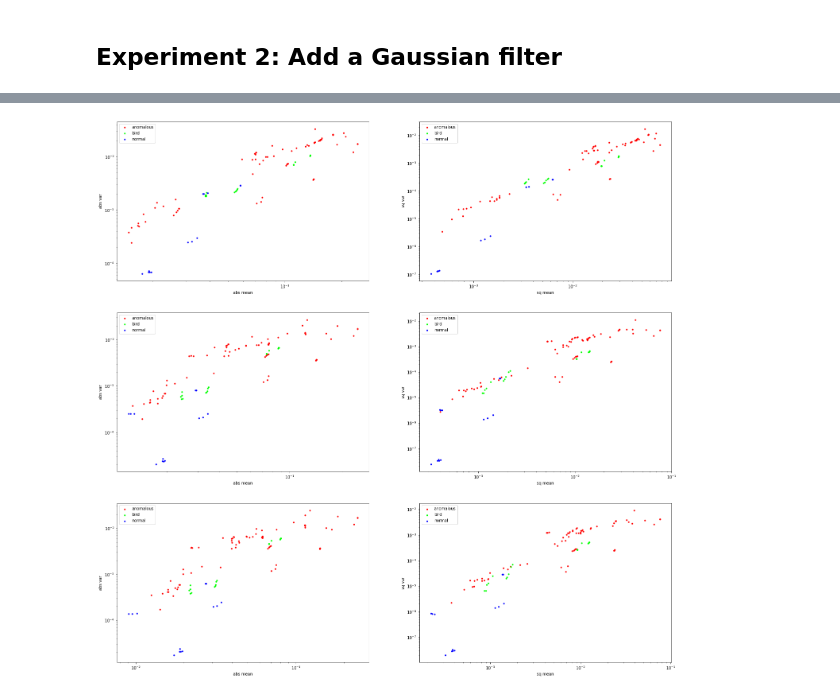
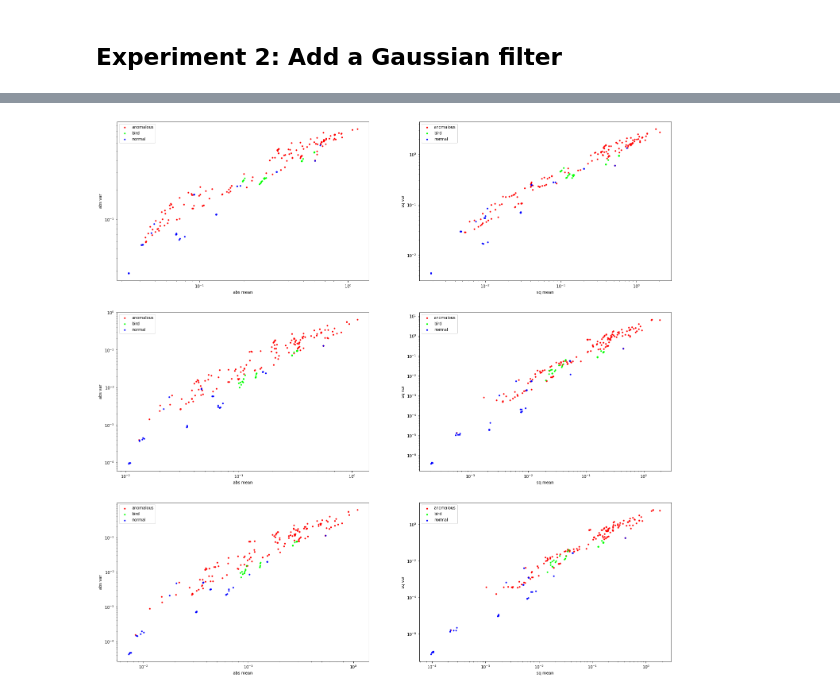
Before and after one commit to kleincode/camera-trap-anomaly-detection, a Jupyter notebook: approach1a_basic_frame_differencing.ipynb, the cells around one changed output, grey strips where cells are left out. Saved outputs shown, nothing was run; the diff lists cells and outputs as text; code cells hidden in the pictures.

```diff
--- a/approach1a_basic_frame_differencing.ipynb
+++ b/approach1a_basic_frame_differencing.ipynb
@@ -84,10 +96,10 @@ def generate_test_scores(classifier):
     normal_scores = []
     anomalous_scores = []
     bird_scores = []
-    normal_i = [3, 4, 5, 48, 49, 50, 51, 52, 53, 54, 55, 78, 79, 80]
-    bird_i = list(range(86, 106))
+    normal_i = [3, 4, 5, 48, 49, 50, 51, 52, 53, 54, 55, 78, 79, 80, 106, 107, 108, 109, 110, 113, 115, 132, 145, 147, 148, 149, 150, 193, 194, 195, 196, 197, 198, 199, 200]
+    bird_i = list(range(86, 106)) + list(range(151, 156))
 
-    for i in tqdm(range(1, 106)):
+    for i in tqdm(range(1, 201)):
         filename = f"Beaver_01_{i:05d}.jpg"
         img = session.get_motion_image_from_filename(filename)
         score = classifier.evaluate(img)
@@ -105,16 +135,16 @@ normal_scores, anomalous_scores, bird_scores = generate_test_scores(classifier)
 # %%
-def plot(i1, i2, normal_scores, anomalous_scores, bird_scores):
+def plot(i1, i2, normal_scores, anomalous_scores, bird_scores, scale="log"):
     titles = ["abs mean", "abs var", "sq mean", "sq var"]
     plt.scatter([ar[i1] for ar in anomalous_scores], [ar[i2] for ar in anomalous_scores], color="red", label="anomalous", marker=".")
     plt.scatter([ar[i1] for ar in bird_scores], [ar[i2] for ar in bird_scores], color="lime", label="bird", marker=".")
     plt.scatter([ar[i1] for ar in normal_scores], [ar[i2] for ar in normal_scores], color="blue", label="normal", marker=".")
     plt.xlabel(titles[i1])
     plt.ylabel(titles[i2])
-    plt.xscale("log")
-    plt.yscale("log")
+    plt.xscale(scale)
+    plt.yscale(scale)
     plt.legend()
 
-plt.figure(figsize=(12, 6))
+plt.figure(figsize=(15, 8))
 plt.subplot(1, 2, 1)
 plot(0, 1, normal_scores, anomalous_scores, bird_scores)
 plt.subplot(1, 2, 2)
@@ -137,6 +167,8 @@ class GaussianFrameDiffClassifier(AbstractImageClassifier):
         comp_img = before_img if rel <= 0.5 else after_img
         motion_arr = motion_img.read(scale=SCALE, gray=True)
         comp_arr = comp_img.read(scale=SCALE, gray=True)
+
+        comp_arr, motion_arr = normalize_img(comp_arr), normalize_img(motion_arr)
 
         motion_arrg = ndimage.gaussian_filter(motion_arr, sigma=self.sigma)
         comp_arrg = ndimage.gaussian_filter(comp_arr, sigma=self.sigma)
@@ -172,19 +204,20 @@ normal_scores_g, anomalous_scores_g, bird_scores_g = generate_test_scores(classi
 classifier = GaussianFrameDiffClassifier(sigma=4)
 normal_scores_g2, anomalous_scores_g2, bird_scores_g2 = generate_test_scores(classifier)
 # %%
+scale = "log"
 plt.figure(figsize=(25, 25))
 plt.subplot(3, 2, 1)
-plot(0, 1, normal_scores, anomalous_scores, bird_scores)
+plot(0, 1, normal_scores, anomalous_scores, bird_scores, scale=scale)
 plt.subplot(3, 2, 2)
-plot(2, 3, normal_scores, anomalous_scores, bird_scores)
+plot(2, 3, normal_scores, anomalous_scores, bird_scores, scale=scale)
 plt.subplot(3, 2, 3)
-plot(0, 1, normal_scores_g, anomalous_scores_g, bird_scores_g)
+plot(0, 1, normal_scores_g, anomalous_scores_g, bird_scores_g, scale=scale)
 plt.subplot(3, 2, 4)
-plot(2, 3, normal_scores_g, anomalous_scores_g, bird_scores_g)
+plot(2, 3, normal_scores_g, anomalous_scores_g, bird_scores_g, scale=scale)
 plt.subplot(3, 2, 5)
-plot(0, 1, normal_scores_g2, anomalous_scores_g2, bird_scores_g2)
+plot(0, 1, normal_scores_g2, anomalous_scores_g2, bird_scores_g2, scale=scale)
 plt.subplot(3, 2, 6)
-plot(2, 3, normal_scores_g2, anomalous_scores_g2, bird_scores_g2)
+plot(2, 3, normal_scores_g2, anomalous_scores_g2, bird_scores_g2, scale=scale)
 plt.show()
 # %% [output]
-[figure, old version]
+[figure, new version]
```
Also changed, not shown: parts of 5 cells of this notebook, 4 other files.
